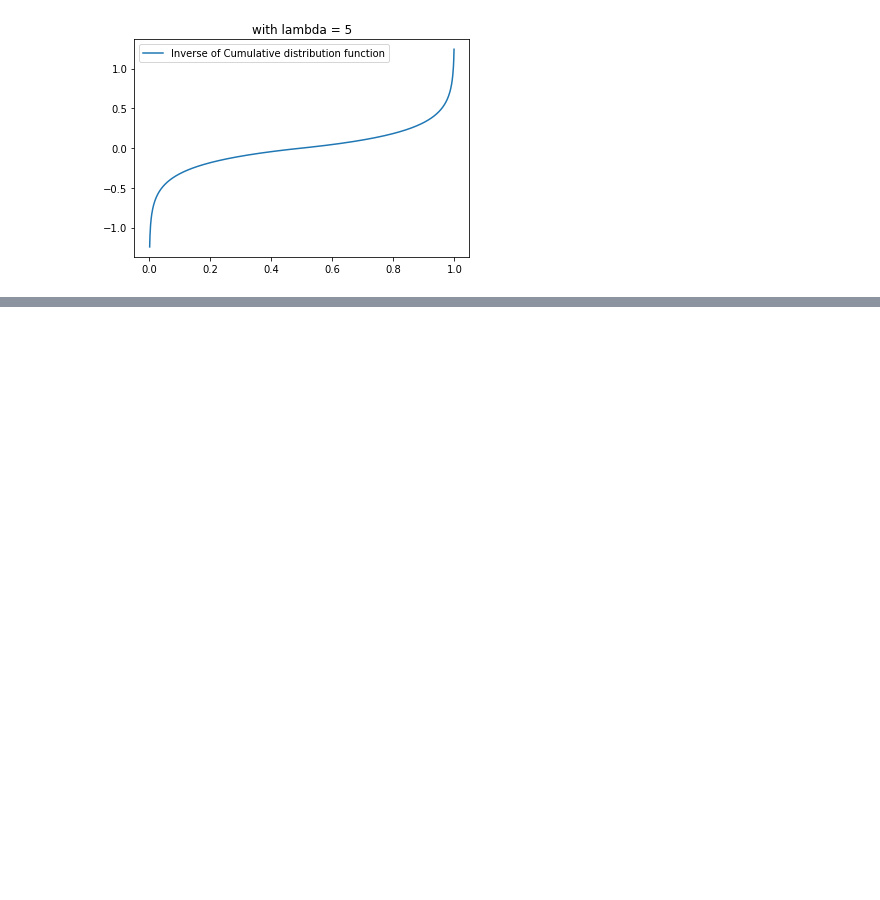
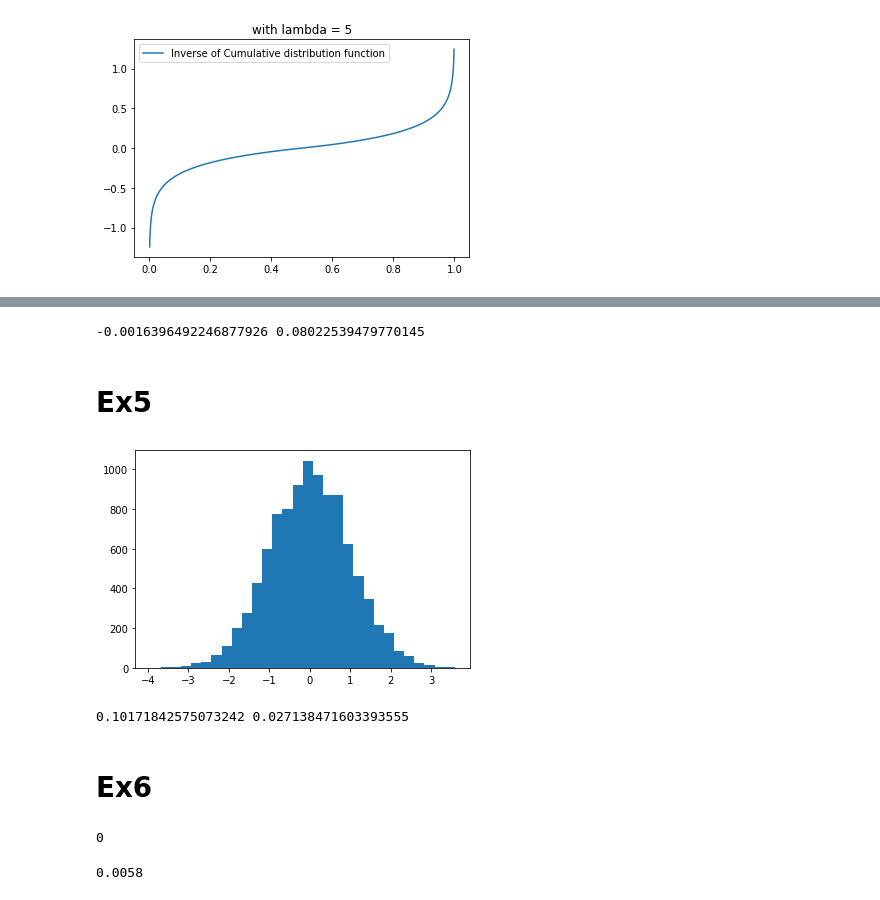
Before and after one commit to BDouchet/SDATA, a Jupyter notebook: MonteCarlo.ipynb, the cells around one changed output, grey strips where cells are left out. Drawn from its saved outputs; the diff is of its cells as text; code cells hidden in the pictures; blank space fills up the shorter version.

```diff
--- a/MonteCarlo.ipynb
+++ b/MonteCarlo.ipynb
@@ -226,0 +239,67 @@ plt.show()
+# %%
+N=100000
+X_distrib=[distrib(5) for _ in range(N)]
+var=np.var(X_distrib)
+esp=np.average(X_distrib)
+print(esp,var)
+# %% [output]
+-0.0016396492246877926 0.08022539479770145
+# %% [markdown]
+# Ex5
+# %%
+mean=0
+sigma=1
+N=10000
+
+def pdf(x):
+    return 1/(sigma*(2*np.pi)**0.5)*np.exp(-(x-mean)**2/(2*sigma**2))
+
+def gauss():
+    x=np.random.random()*10-5
+    y=np.random.random()*0.4
+    while y>pdf(x):
+        x=np.random.random()*10-5
+        y=np.random.random()*0.4
+    return x
+# %%
+X=[gauss() for _ in range(N)]
+plt.hist(X,bins=30,align='mid')
+plt.show()
+# %% [output]
+[figure, added]
+# %%
+import time
+t1=0
+t2=0
+for _ in range(N):
+    start1= time.time()
+    gauss()
+    t1+=time.time()-start1
+    start2= time.time()
+    np.random.normal(0,1)
+    t2+=time.time()-start2
+print(t1,t2)
+# %% [output]
+0.10171842575073242 0.027138471603393555
+# %% [markdown]
+# Ex6
+# %%
+p=0.007
+longueur_max=10
+
+def reac(p):
+    new_neutron=0
+    neutron=1
+    longueur=0
+    while neutron!=0 and longueur<longueur_max:
+        new_neutron=0
+        longueur+=1
+        for _ in range(neutron):
+            if np.random.rand()<p:
+                new_neutron+=2
+        neutron=new_neutron
+    return longueur-1
+
+reac(p)
+# %% [output]
+0
@@ -226,0 +312,4 @@ plt.show()
+# %%
+long_moy(0.007,10000)
+# %% [output]
+0.0058
```
Also changed, not shown: parts of 13 cells of this notebook.
